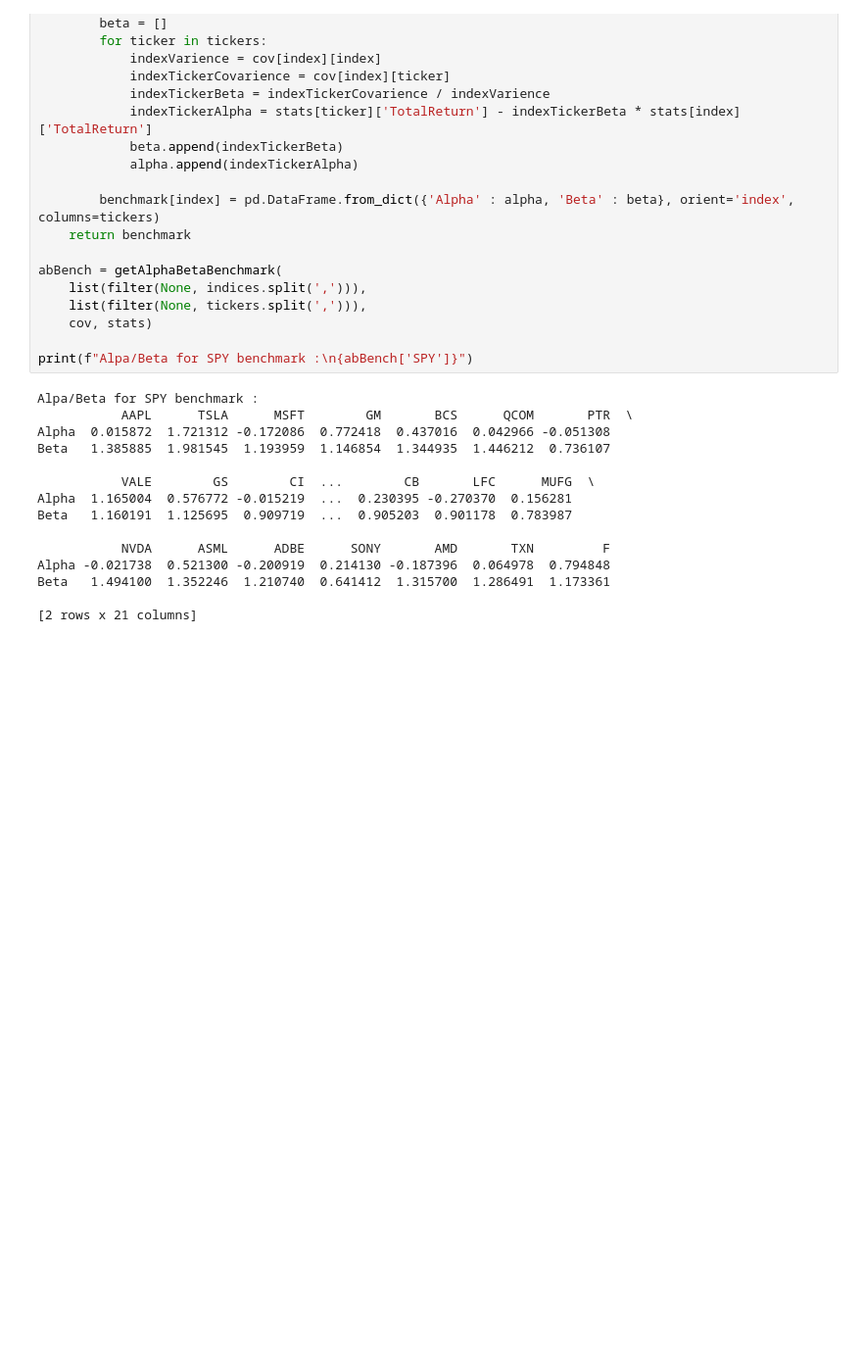
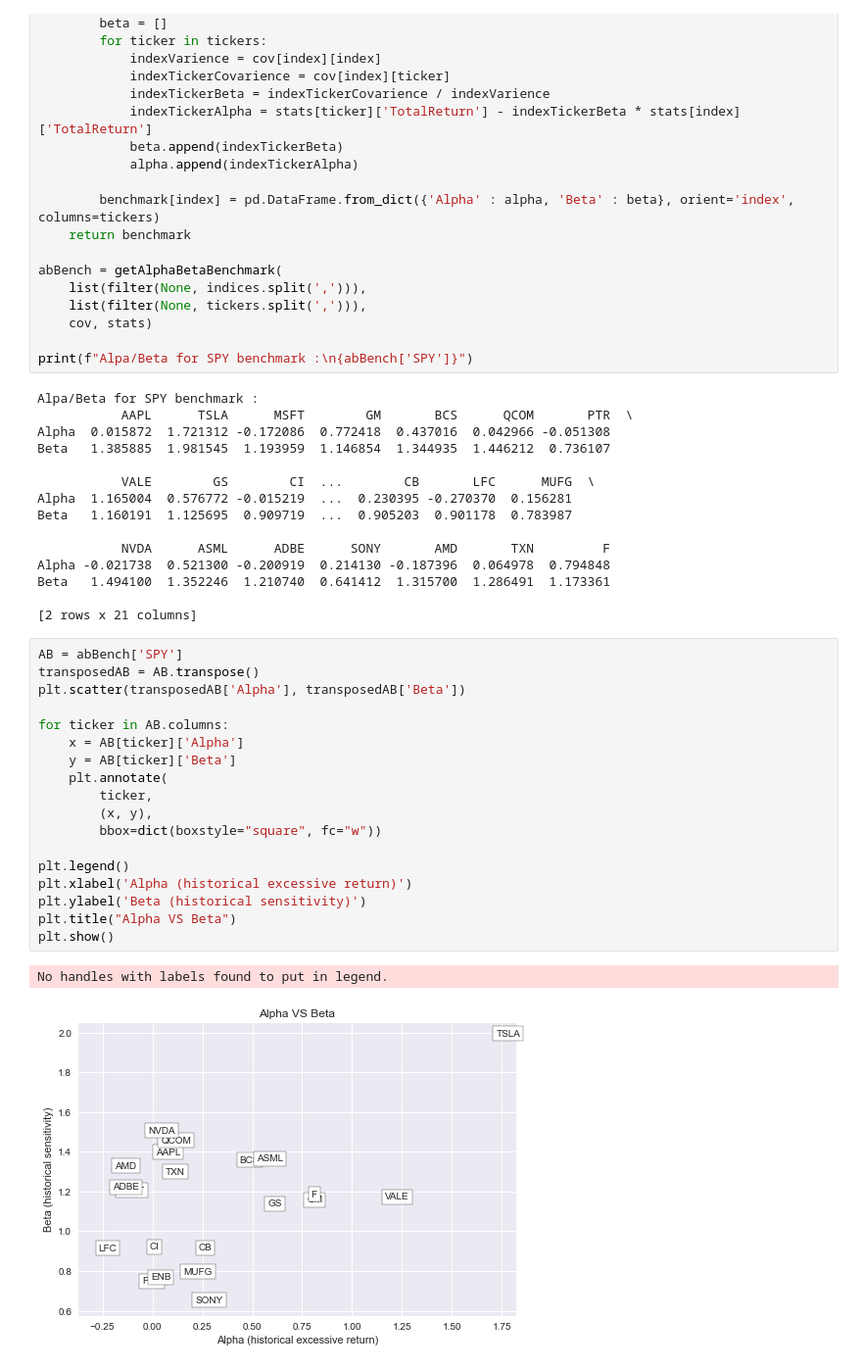
Before and after one commit to iskaspb/project-omega, a Jupyter notebook: src/BASS_analysis.ipynb, the cells around one changed output. Shown at 98% size. Drawn from its saved outputs; the diff is of its cells as text; blank space fills up the shorter version.

```diff
--- a/src/BASS_analysis.ipynb
+++ b/src/BASS_analysis.ipynb
@@ -271,3 +280,24 @@ Alpha -0.021738  0.521300 -0.200919  0.214130 -0.187396  0.064978  0.794848
 Beta   1.494100  1.352246  1.210740  0.641412  1.315700  1.286491  1.173361
 
 [2 rows x 21 columns]
+# %%
+AB = abBench['SPY']
+transposedAB = AB.transpose()
+plt.scatter(transposedAB['Alpha'], transposedAB['Beta'])
+
+for ticker in AB.columns:
+    x = AB[ticker]['Alpha']
+    y = AB[ticker]['Beta']
+    plt.annotate(
+        ticker,
+        (x, y),
+        bbox=dict(boxstyle="square", fc="w"))
+
+plt.legend()
+plt.xlabel('Alpha (historical excessive return)')
+plt.ylabel('Beta (historical sensitivity)')
+plt.title("Alpha VS Beta")
+plt.show()
+# %% [output]
+No handles with labels found to put in legend.
+[figure, added]
```
Also changed, not shown: parts of 6 cells of this notebook.
